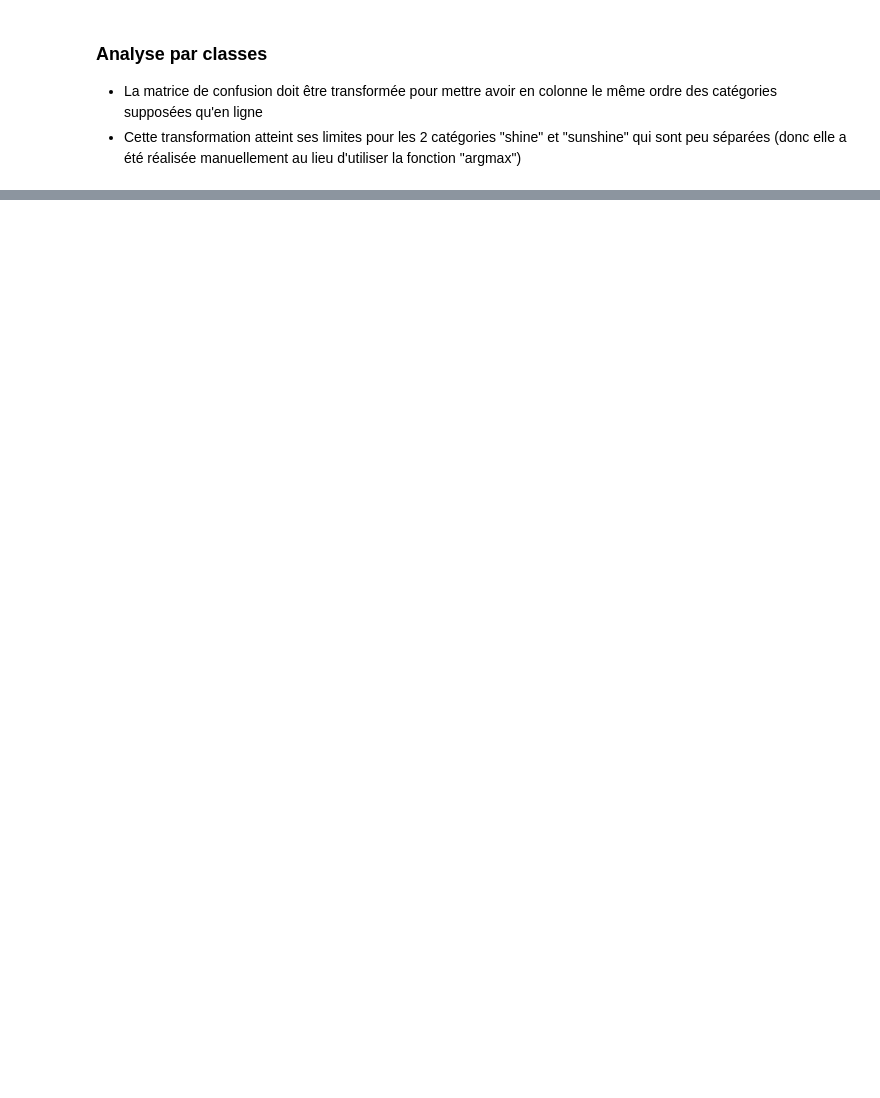
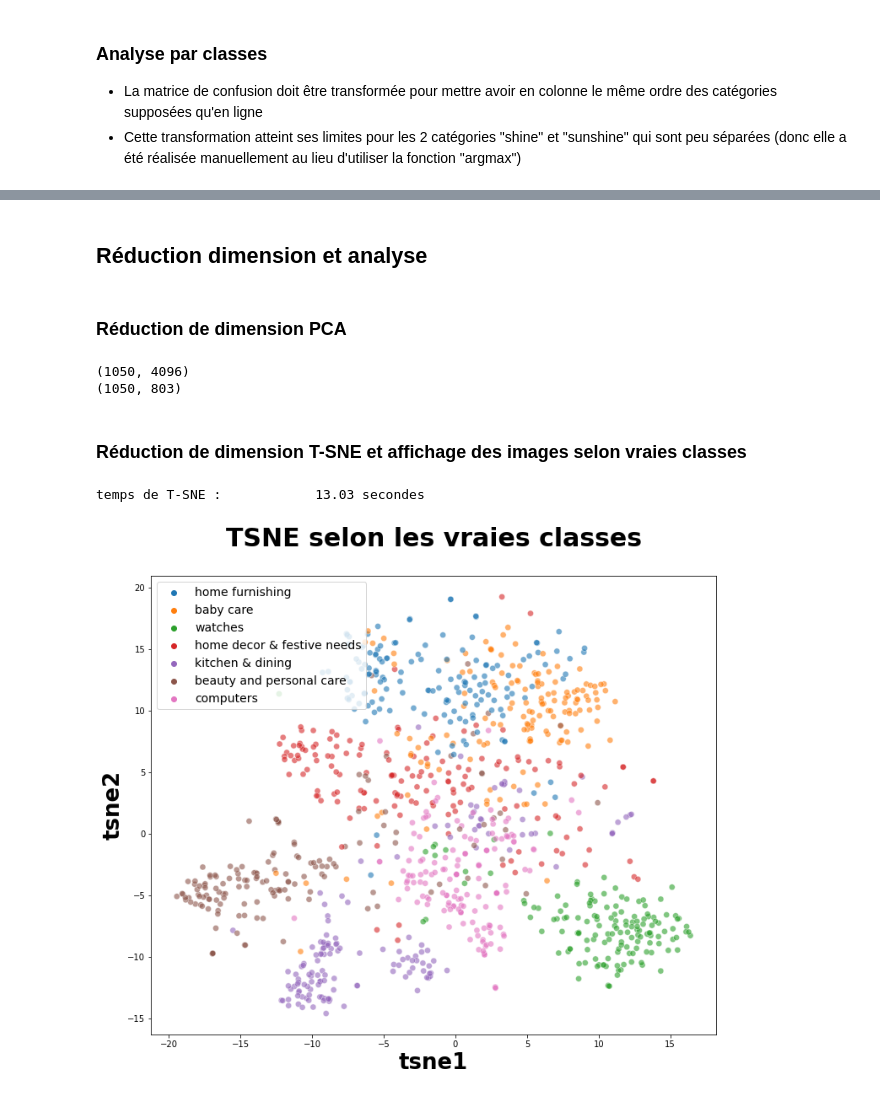
Before and after one commit to kevin-EK/OC-DS-P6-Classifiez-automatiquement-des-biens-de-consommation, a Jupyter notebook: Feature_extraction_faisaibilité-Image.ipynb, the cells around one changed output, grey strips where cells are left out. Saved outputs shown, nothing was run; the diff lists cells and outputs as text; code cells hidden in the pictures; blank space fills up the shorter version.

Commit message:
Analyse et début traitement API

```diff
--- a/Feature_extraction_faisaibilité-Image.ipynb
+++ b/Feature_extraction_faisaibilité-Image.ipynb
@@ -415,0 +570,2 @@ ValueError: Shape of passed values is (7, 7), indices imply (7, 4)
+# %%
+NBCLASS_ = len(data.label_name.unique())
@@ -415,0 +576,5 @@ ValueError: Shape of passed values is (7, 7), indices imply (7, 4)
+# %%
+base_model = VGG16()
+model = Model(inputs=base_model.inputs, outputs=base_model.layers[-2].output)
+
+print(model.summary())
@@ -415,0 +630,50 @@ ValueError: Shape of passed values is (7, 7), indices imply (7, 4)
+# %% [markdown]
+## Réduction dimension et analyse
+# %% [markdown]
+### Réduction de dimension PCA
+# %%
+from sklearn import manifold, decomposition
+
+print(images_features.shape)
+pca = decomposition.PCA(n_components=0.99)
+feat_pca= pca.fit_transform(images_features)
+print(feat_pca.shape)
+# %% [output]
+(1050, 4096)
+(1050, 803)
+# %% [markdown]
+### Réduction de dimension T-SNE et affichage des images selon vraies classes
+# %%
+from sklearn import manifold, decomposition
+import time
+
+temps1 = time.time()
+
+tsne = manifold.TSNE(n_components=2, perplexity=100, n_iter=2000, init='random', random_state=6)
+X_tsne = tsne.fit_transform(feat_pca)
+
+duration1=time.time()-temps1
+print("temps de T-SNE : ", "%15.2f" % duration1, "secondes")
+# %% [output]
+temps de T-SNE :            13.03 secondes
+# %%
+df_tsne = pd.DataFrame(X_tsne, columns=['tsne1', 'tsne2'])
+df_tsne["class"] = data["label_name"]
+
+plt.figure(figsize=(12,10))
+sns.scatterplot(
+    x="tsne1", y="tsne2",
+    hue="class",
+    palette=sns.color_palette('tab10', n_colors= NBCLASS_), s=50, alpha=0.6,
+    data=df_tsne,
+    legend="brief"
+)
+
+plt.title('TSNE selon les vraies classes', fontsize = 30, pad = 35, fontweight = 'bold')
+plt.xlabel('tsne1', fontsize = 26, fontweight = 'bold')
+plt.ylabel('tsne2', fontsize = 26, fontweight = 'bold')
+plt.legend(prop={'size': 14})
+
+plt.show()
+# %% [output]
+[figure, added]
```
Also changed, not shown: parts of 45 cells of this notebook, 1 other file.
